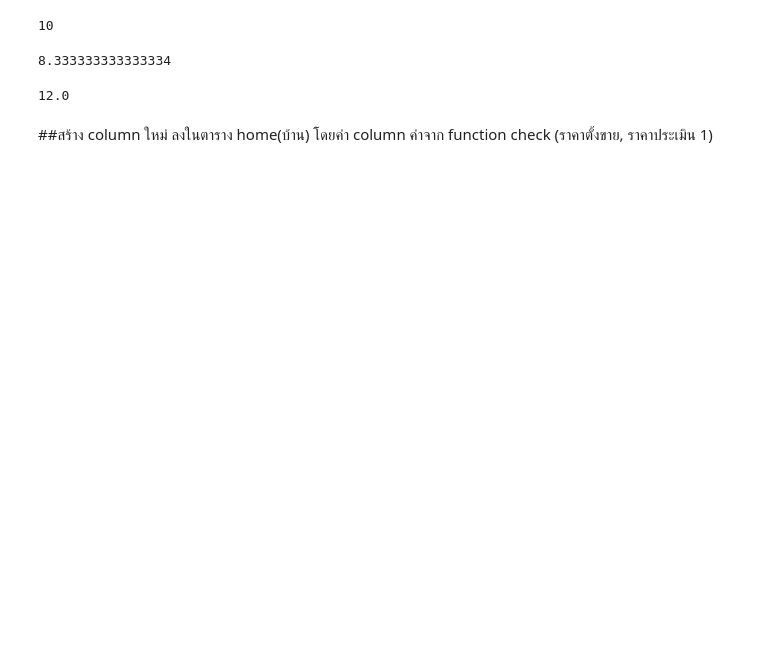
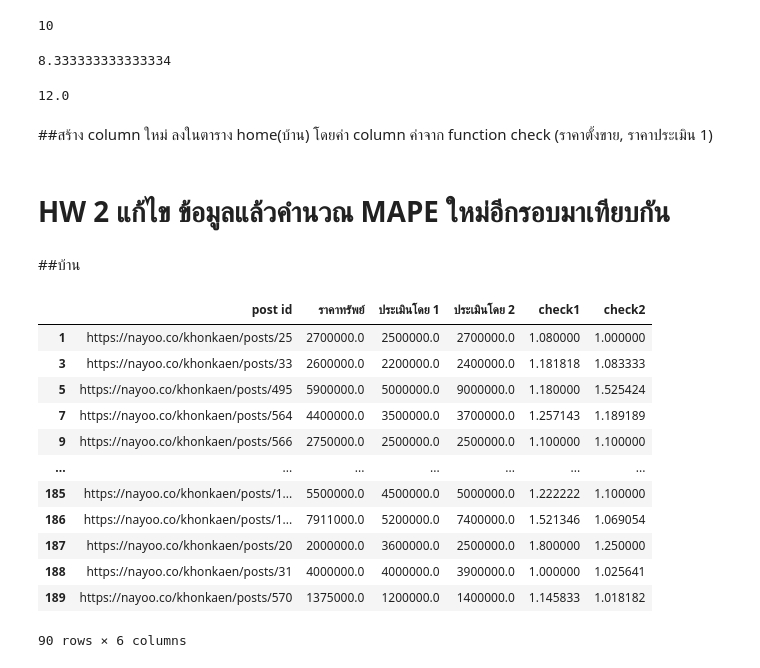
Before and after one commit to bunnybbear/bsc_dpdm22, a Jupyter notebook: [dataprep1]_property_estimator.ipynb, the cells around one changed output. Saved outputs shown, nothing was run; the diff lists cells and outputs as text; code cells hidden in the pictures; blank space fills up the shorter version.

```diff
--- a/[dataprep1]_property_estimator.ipynb
+++ b/[dataprep1]_property_estimator.ipynb
@@ -706,3 +763,23 @@ check_v(100,1200)
 12.0
 # %% [markdown]
 ##สร้าง column ใหม่ ลงในตาราง home(บ้าน) โดยค่า column ค่าจาก function check (ราคาตั้งขาย, ราคาประเมิน 1)
+# %% [markdown]
+# HW 2 แก้ไข ข้อมูลแล้วคำนวณ MAPE ใหม่อีกรอบมาเทียบกัน
+# %% [markdown]
+##บ้าน
+# %%
+MHP
+# %% [output]
+|  | post id | ราคาทรัพย์ | ประเมินโดย 1 | ประเมินโดย 2 | check1 | check2 |
+| 1 | https://nayoo.co/khonkaen/posts/25 | 2700000.0 | 2500000.0 | 2700000.0 | 1.080000 | 1.000000 |
+| 3 | https://nayoo.co/khonkaen/posts/33 | 2600000.0 | 2200000.0 | 2400000.0 | 1.181818 | 1.083333 |
+| 5 | https://nayoo.co/khonkaen/posts/495 | 5900000.0 | 5000000.0 | 9000000.0 | 1.180000 | 1.525424 |
+| 7 | https://nayoo.co/khonkaen/posts/564 | 4400000.0 | 3500000.0 | 3700000.0 | 1.257143 | 1.189189 |
+| 9 | https://nayoo.co/khonkaen/posts/566 | 2750000.0 | 2500000.0 | 2500000.0 | 1.100000 | 1.100000 |
+| ... | ... | ... | ... | ... | ... | ... |
+| 185 | https://nayoo.co/khonkaen/posts/1... | 5500000.0 | 4500000.0 | 5000000.0 | 1.222222 | 1.100000 |
+| 186 | https://nayoo.co/khonkaen/posts/1... | 7911000.0 | 5200000.0 | 7400000.0 | 1.521346 | 1.069054 |
+| 187 | https://nayoo.co/khonkaen/posts/20 | 2000000.0 | 3600000.0 | 2500000.0 | 1.800000 | 1.250000 |
+| 188 | https://nayoo.co/khonkaen/posts/31 | 4000000.0 | 4000000.0 | 3900000.0 | 1.000000 | 1.025641 |
+| 189 | https://nayoo.co/khonkaen/posts/570 | 1375000.0 | 1200000.0 | 1400000.0 | 1.145833 | 1.018182 |
+90 rows × 6 columns
```
Also changed, not shown: parts of 43 cells of this notebook.
